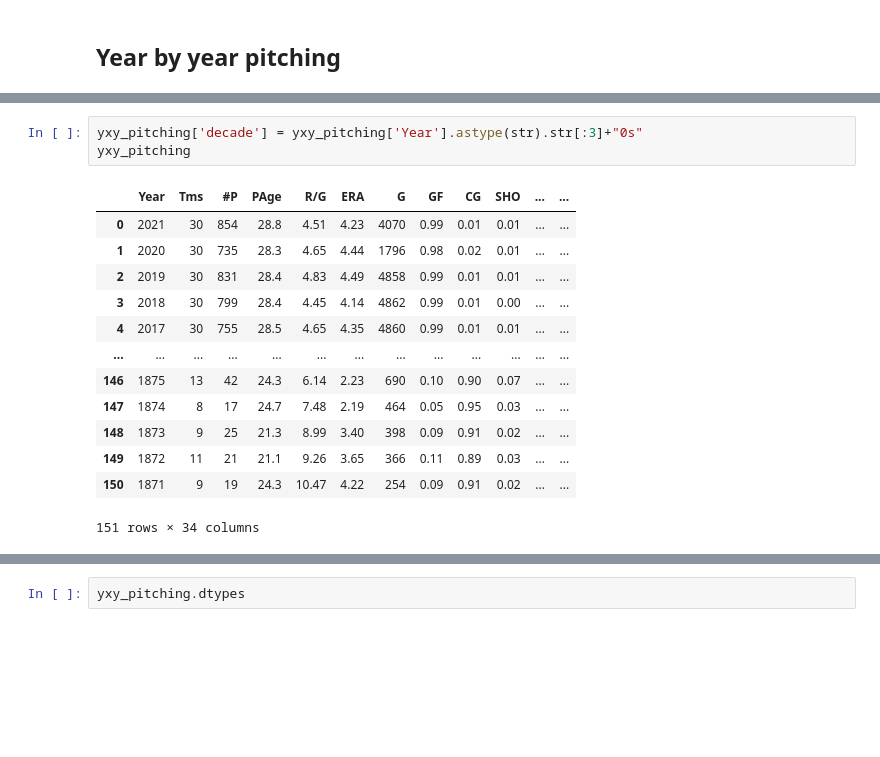
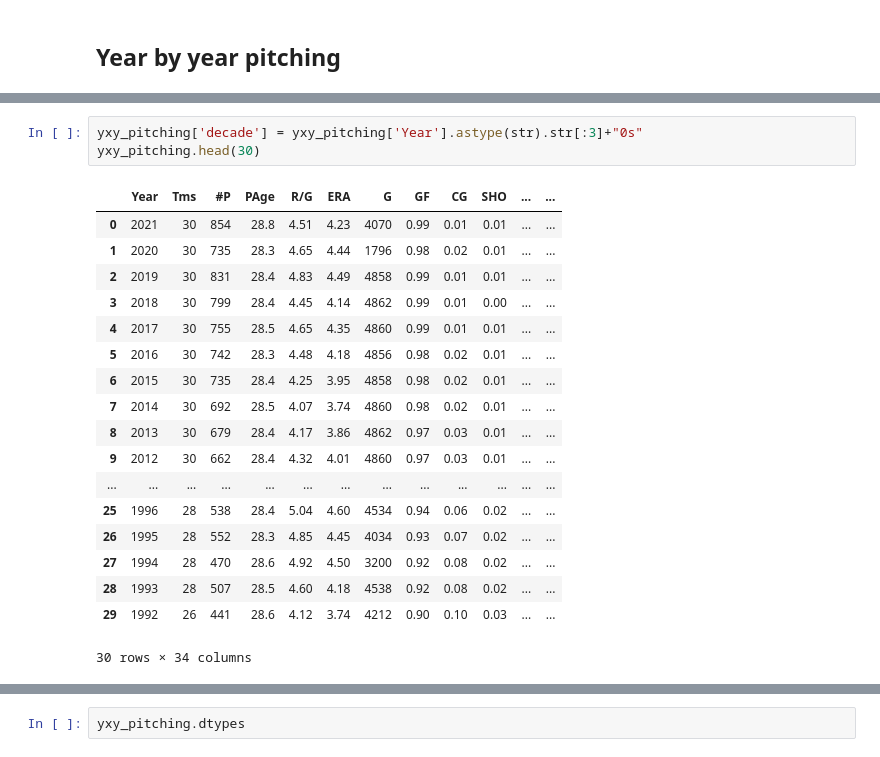
Before and after one commit to gcdean38/MSM_python, a Jupyter notebook: mutv/DDD0909.ipynb, the cells around one changed output, grey strips where cells are left out. Cells and saved outputs as stored; diff of their text form; blank space fills up the shorter version.

```diff
--- a/mutv/DDD0909.ipynb
+++ b/mutv/DDD0909.ipynb
@@ -18,17 +18,22 @@ yxy_pitching.head()
 # %%
 yxy_pitching['decade'] = yxy_pitching['Year'].astype(str).str[:3]+"0s"
-yxy_pitching
+yxy_pitching.head(30)
 # %% [output]
 |  | Year | Tms | #P | PAge | R/G | ERA | G | GF | CG | SHO | ... | ... |
 | 0 | 2021 | 30 | 854 | 28.8 | 4.51 | 4.23 | 4070 | 0.99 | 0.01 | 0.01 | ... | ... |
 | 1 | 2020 | 30 | 735 | 28.3 | 4.65 | 4.44 | 1796 | 0.98 | 0.02 | 0.01 | ... | ... |
 | 2 | 2019 | 30 | 831 | 28.4 | 4.83 | 4.49 | 4858 | 0.99 | 0.01 | 0.01 | ... | ... |
 | 3 | 2018 | 30 | 799 | 28.4 | 4.45 | 4.14 | 4862 | 0.99 | 0.01 | 0.00 | ... | ... |
 | 4 | 2017 | 30 | 755 | 28.5 | 4.65 | 4.35 | 4860 | 0.99 | 0.01 | 0.01 | ... | ... |
+| 5 | 2016 | 30 | 742 | 28.3 | 4.48 | 4.18 | 4856 | 0.98 | 0.02 | 0.01 | ... | ... |
+| 6 | 2015 | 30 | 735 | 28.4 | 4.25 | 3.95 | 4858 | 0.98 | 0.02 | 0.01 | ... | ... |
+| 7 | 2014 | 30 | 692 | 28.5 | 4.07 | 3.74 | 4860 | 0.98 | 0.02 | 0.01 | ... | ... |
+| 8 | 2013 | 30 | 679 | 28.4 | 4.17 | 3.86 | 4862 | 0.97 | 0.03 | 0.01 | ... | ... |
+| 9 | 2012 | 30 | 662 | 28.4 | 4.32 | 4.01 | 4860 | 0.97 | 0.03 | 0.01 | ... | ... |
 | ... | ... | ... | ... | ... | ... | ... | ... | ... | ... | ... | ... | ... |
-| 146 | 1875 | 13 | 42 | 24.3 | 6.14 | 2.23 | 690 | 0.10 | 0.90 | 0.07 | ... | ... |
-| 147 | 1874 | 8 | 17 | 24.7 | 7.48 | 2.19 | 464 | 0.05 | 0.95 | 0.03 | ... | ... |
-| 148 | 1873 | 9 | 25 | 21.3 | 8.99 | 3.40 | 398 | 0.09 | 0.91 | 0.02 | ... | ... |
-| 149 | 1872 | 11 | 21 | 21.1 | 9.26 | 3.65 | 366 | 0.11 | 0.89 | 0.03 | ... | ... |
-| 150 | 1871 | 9 | 19 | 24.3 | 10.47 | 4.22 | 254 | 0.09 | 0.91 | 0.02 | ... | ... |
+| 25 | 1996 | 28 | 538 | 28.4 | 5.04 | 4.60 | 4534 | 0.94 | 0.06 | 0.02 | ... | ... |
+| 26 | 1995 | 28 | 552 | 28.3 | 4.85 | 4.45 | 4034 | 0.93 | 0.07 | 0.02 | ... | ... |
+| 27 | 1994 | 28 | 470 | 28.6 | 4.92 | 4.50 | 3200 | 0.92 | 0.08 | 0.02 | ... | ... |
+| 28 | 1993 | 28 | 507 | 28.5 | 4.60 | 4.18 | 4538 | 0.92 | 0.08 | 0.02 | ... | ... |
+| 29 | 1992 | 26 | 441 | 28.6 | 4.12 | 3.74 | 4212 | 0.90 | 0.10 | 0.03 | ... | ... |
-151 rows × 34 columns
+30 rows × 34 columns
```
Also changed, not shown: parts of 26 cells of this notebook, 3 other files.
